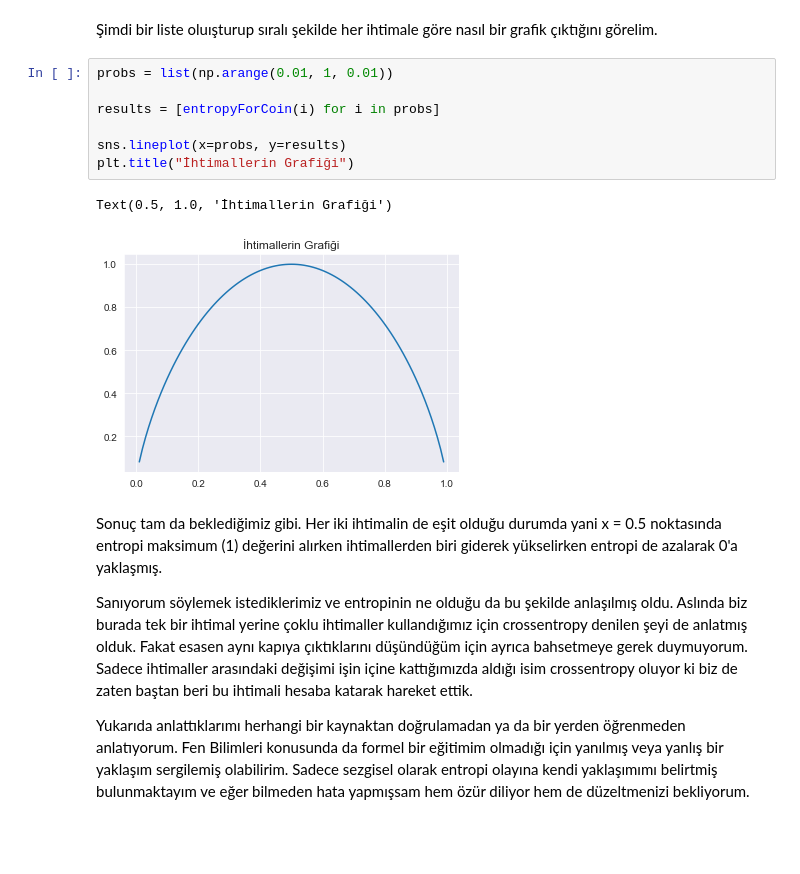
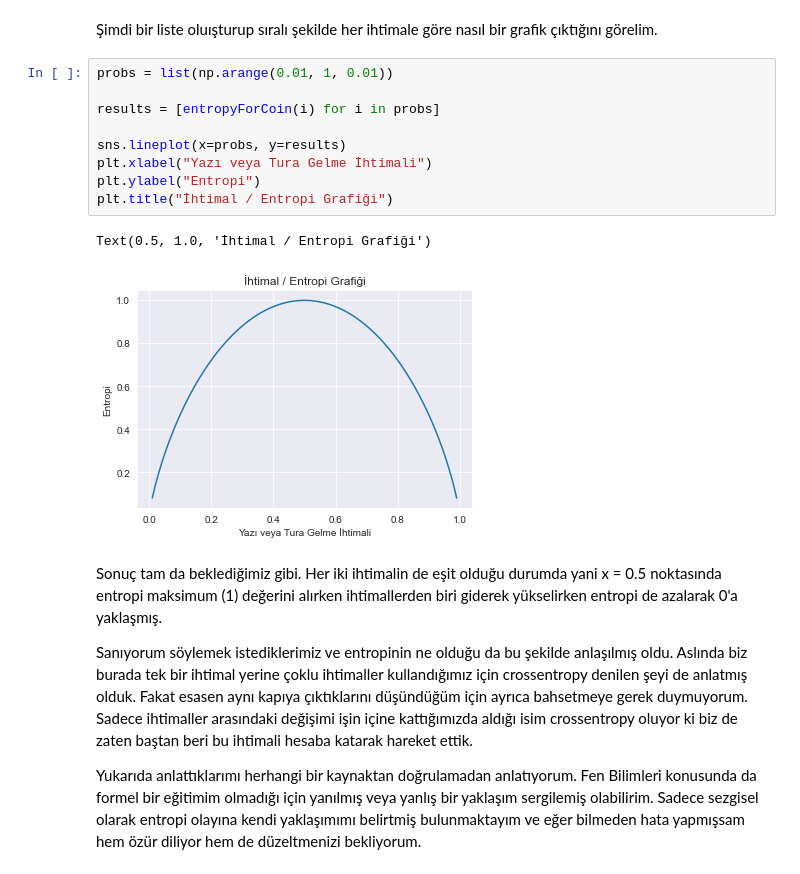
Before and after one commit to RegaipKURT/Machine-Learning-Python, a Jupyter notebook: Entropy_and_CrossEntropy.ipynb, the cells around one changed output. Saved outputs shown, nothing was run; the diff lists cells and outputs as text; blank space fills up the shorter version.

```diff
--- a/Entropy_and_CrossEntropy.ipynb
+++ b/Entropy_and_CrossEntropy.ipynb
@@ -118,16 +118,18 @@ def entropyForCoin(p=0.5):
 # %%
 probs = list(np.arange(0.01, 1, 0.01))
 
 results = [entropyForCoin(i) for i in probs]
 
 sns.lineplot(x=probs, y=results)
-plt.title("İhtimallerin Grafiği")
+plt.xlabel("Yazı veya Tura Gelme İhtimali")
+plt.ylabel("Entropi")
+plt.title("İhtimal / Entropi Grafiği")
 # %% [output]
-Text(0.5, 1.0, 'İhtimallerin Grafiği')
+Text(0.5, 1.0, 'İhtimal / Entropi Grafiği')
-[figure, old version]
+[figure, new version]
 # %% [markdown]
 Sonuç tam da beklediğimiz gibi. Her iki ihtimalin de eşit olduğu durumda yani x = 0.5 noktasında entropi maksimum (1) değerini alırken ihtimallerden biri giderek yükselirken entropi de azalarak 0'a yaklaşmış.
 
 Sanıyorum söylemek istediklerimiz ve entropinin ne olduğu da bu şekilde anlaşılmış oldu. Aslında biz burada tek bir ihtimal yerine çoklu ihtimaller kullandığımız için crossentropy denilen şeyi de anlatmış olduk. Fakat esasen aynı kapıya çıktıklarını düşündüğüm için ayrıca bahsetmeye gerek duymuyorum. Sadece ihtimaller arasındaki değişimi işin içine kattığımızda aldığı isim crossentropy oluyor ki biz de zaten baştan beri bu ihtimali hesaba katarak hareket ettik.
 
-Yukarıda anlattıklarımı herhangi bir kaynaktan doğrulamadan ya da bir yerden öğrenmeden anlatıyorum. Fen Bilimleri konusunda da formel bir eğitimim olmadığı için yanılmış veya yanlış bir yaklaşım sergilemiş olabilirim. Sadece sezgisel olarak entropi olayına kendi yaklaşımımı belirtmiş bulunmaktayım ve eğer bilmeden hata yapmışsam hem özür diliyor hem de düzeltmenizi bekliyorum.
+Yukarıda anlattıklarımı herhangi bir kaynaktan doğrulamadan anlatıyorum. Fen Bilimleri konusunda da formel bir eğitimim olmadığı için yanılmış veya yanlış bir yaklaşım sergilemiş olabilirim. Sadece sezgisel olarak entropi olayına kendi yaklaşımımı belirtmiş bulunmaktayım ve eğer bilmeden hata yapmışsam hem özür diliyor hem de düzeltmenizi bekliyorum.
```
Also changed, not shown: parts of 5 cells of this notebook.
